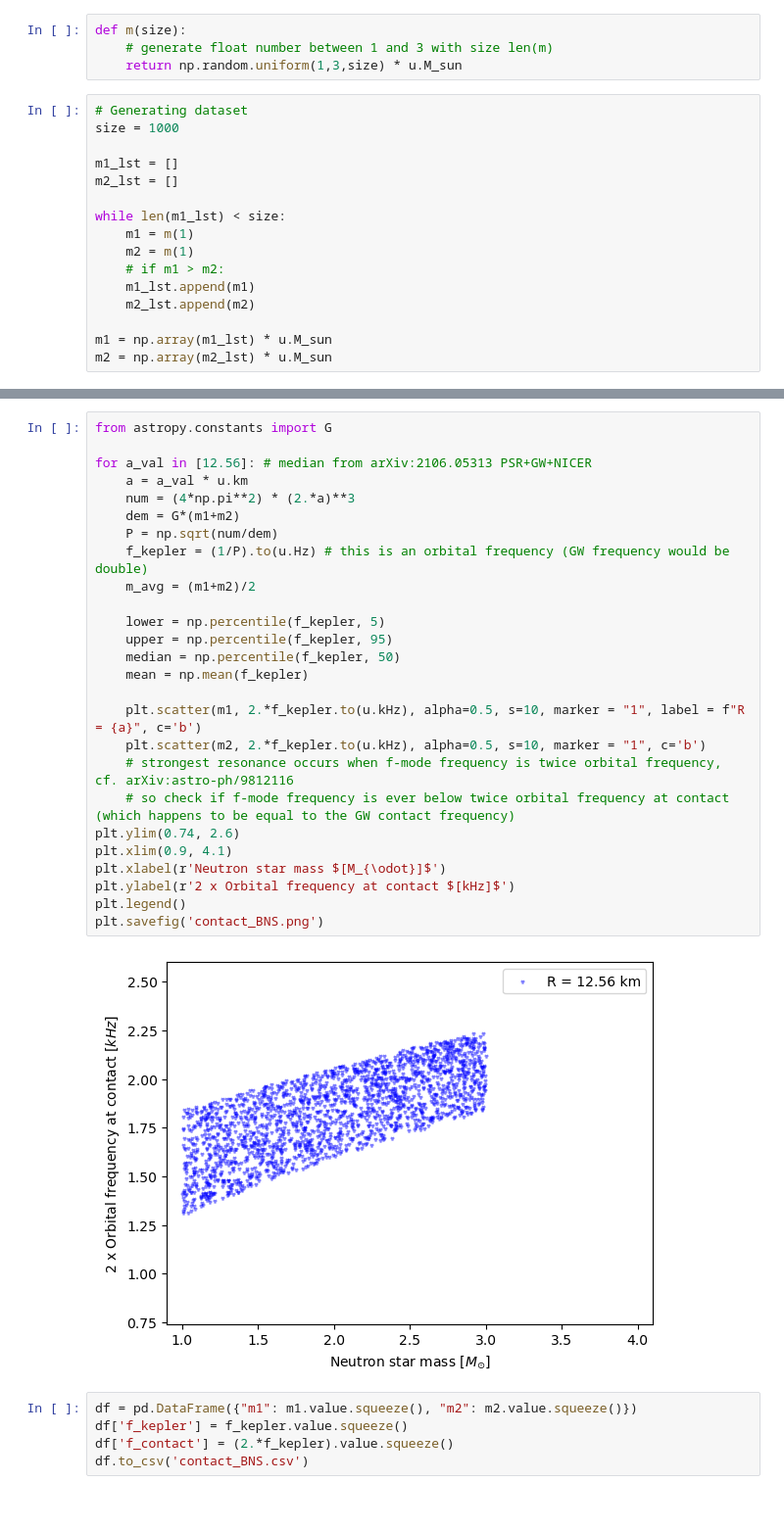
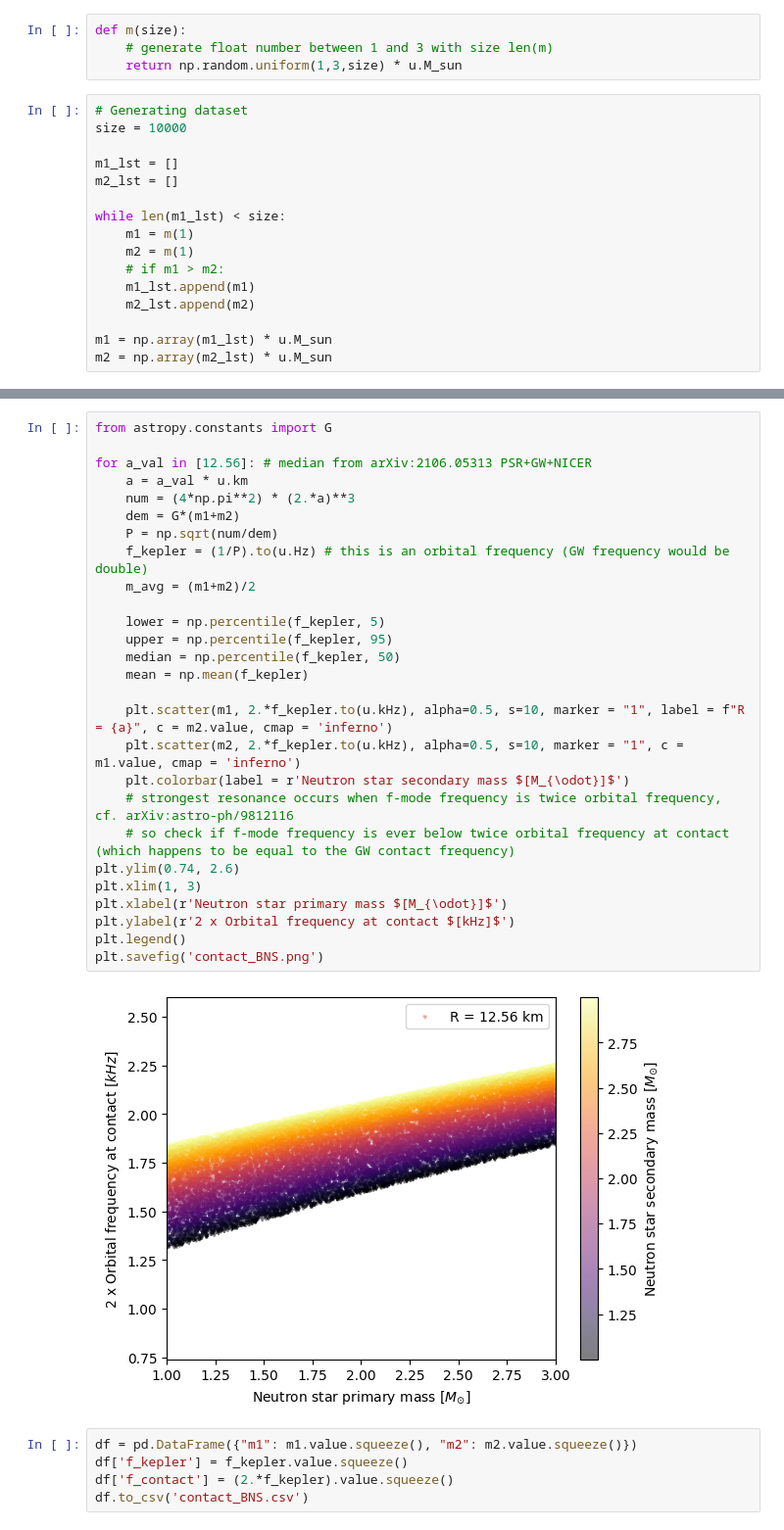
Before and after one commit to landryp/ns-fmodes, a Jupyter notebook: contact_BNS.ipynb, the cells around one changed output, grey strips where cells are left out. Shown at 98% size. Drawn from its saved outputs; the diff is of its cells as text; blank space fills up the shorter version.

Commit message:
Visual for secondary mass

```diff
--- a/contact_BNS.ipynb
+++ b/contact_BNS.ipynb
@@ -11,7 +11,7 @@ def m(size):
     return np.random.uniform(1,3,size) * u.M_sun
 # %%
 # Generating dataset
-size = 1000
+size = 10000
 
 m1_lst = []
 m2_lst = []
@@ -40,31 +40,32 @@ plt.savefig('histogram_BNS.png')
 # %%
 from astropy.constants import G
 
 for a_val in [12.56]: # median from arXiv:2106.05313 PSR+GW+NICER
     a = a_val * u.km
     num = (4*np.pi**2) * (2.*a)**3
     dem = G*(m1+m2)
     P = np.sqrt(num/dem)
     f_kepler = (1/P).to(u.Hz) # this is an orbital frequency (GW frequency would be double)
     m_avg = (m1+m2)/2
 
     lower = np.percentile(f_kepler, 5)
     upper = np.percentile(f_kepler, 95)
     median = np.percentile(f_kepler, 50)
     mean = np.mean(f_kepler)
 
-    plt.scatter(m1, 2.*f_kepler.to(u.kHz), alpha=0.5, s=10, marker = "1", label = f"R = {a}", c='b')
-    plt.scatter(m2, 2.*f_kepler.to(u.kHz), alpha=0.5, s=10, marker = "1", c='b')
+    plt.scatter(m1, 2.*f_kepler.to(u.kHz), alpha=0.5, s=10, marker = "1", label = f"R = {a}", c = m2.value, cmap = 'inferno')
+    plt.scatter(m2, 2.*f_kepler.to(u.kHz), alpha=0.5, s=10, marker = "1", c = m1.value, cmap = 'inferno')
+    plt.colorbar(label = r'Neutron star secondary mass $[M_{\odot}]$')
     # strongest resonance occurs when f-mode frequency is twice orbital frequency, cf. arXiv:astro-ph/9812116
     # so check if f-mode frequency is ever below twice orbital frequency at contact (which happens to be equal to the GW contact frequency)
 plt.ylim(0.74, 2.6)
-plt.xlim(0.9, 4.1)
-plt.xlabel(r'Neutron star mass $[M_{\odot}]$')
+plt.xlim(1, 3)
+plt.xlabel(r'Neutron star primary mass $[M_{\odot}]$')
 plt.ylabel(r'2 x Orbital frequency at contact $[kHz]$')
 plt.legend()
 plt.savefig('contact_BNS.png')
 # %% [output]
-[figure, old version]
+[figure, new version]
 # %%
 df = pd.DataFrame({"m1": m1.value.squeeze(), "m2": m2.value.squeeze()})
 df['f_kepler'] = f_kepler.value.squeeze()
```
Also changed, not shown: parts of 2 cells of this notebook, 2 other files.
